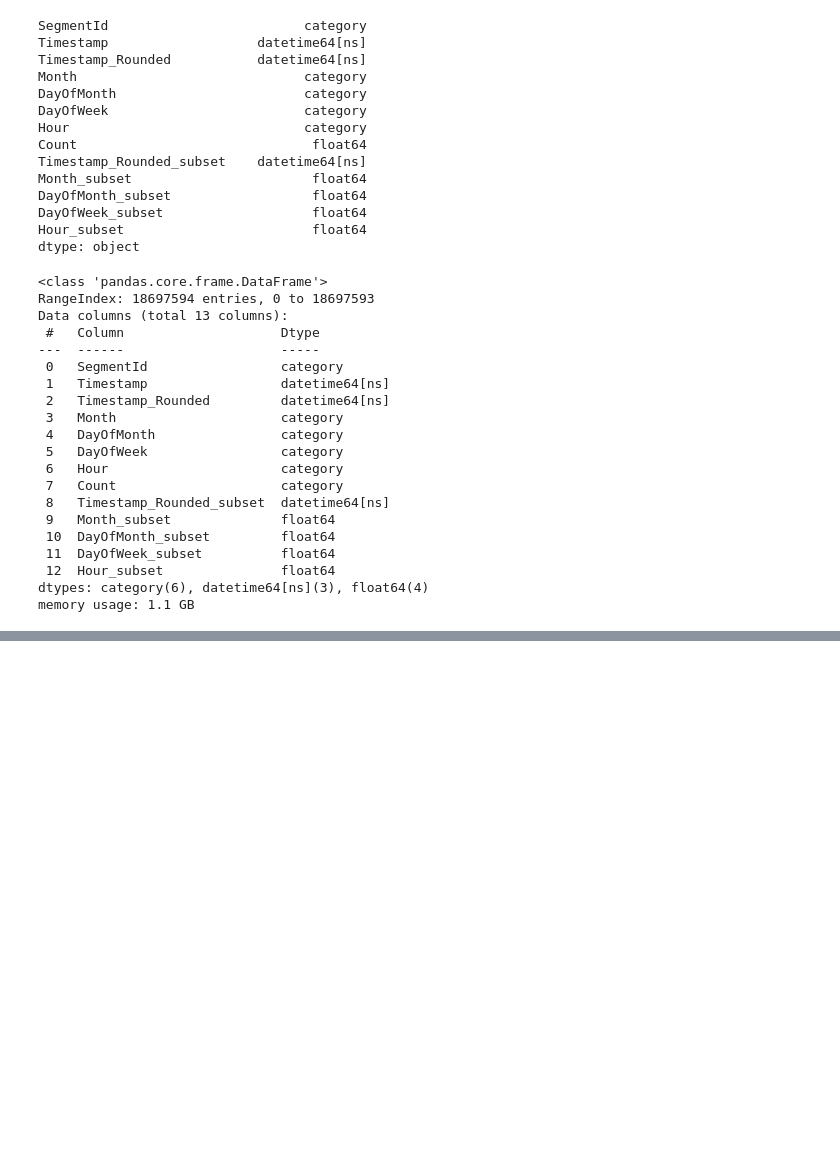
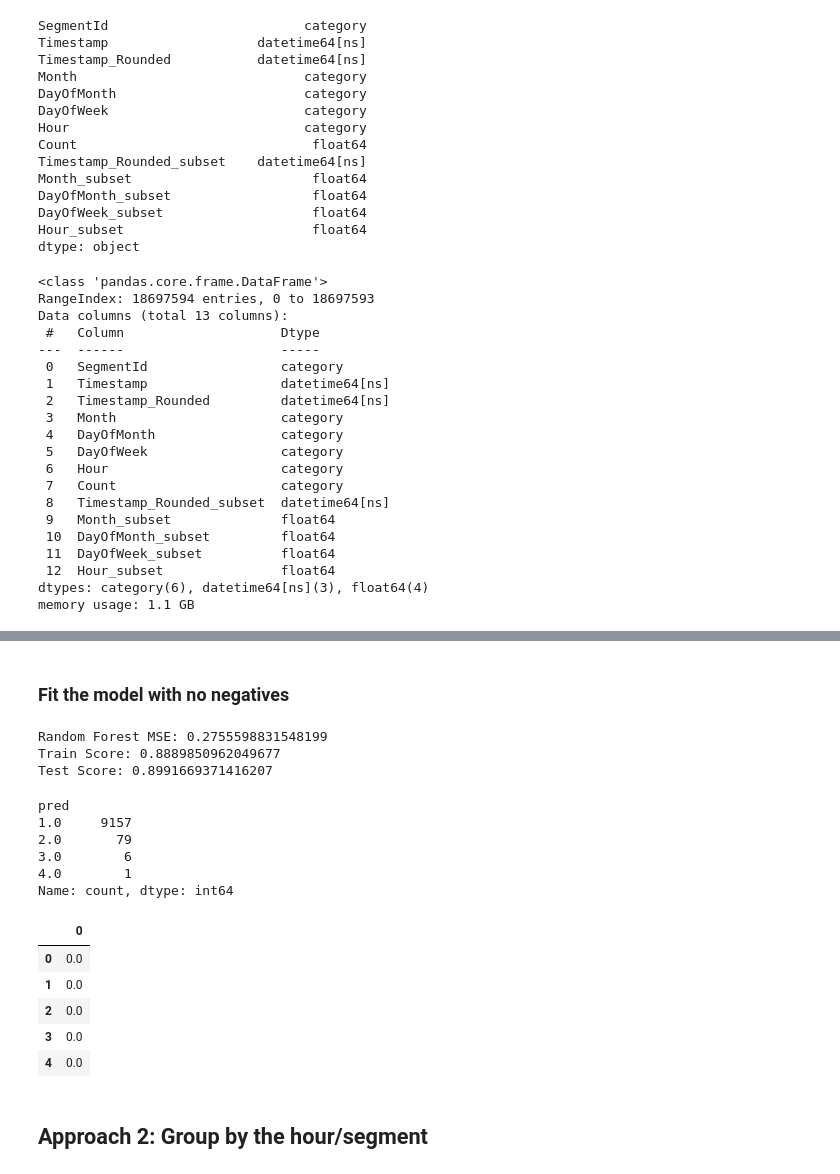
Before and after one commit to ziyuezhangd/accessibility-app, a Jupyter notebook: ml/noise-model.ipynb, the cells around one changed output, grey strips where cells are left out. Cells and saved outputs as stored; diff of their text form; code cells hidden in the pictures; blank space fills up the shorter version.

Commit message:
notebook for predicting noise based on hour

```diff
--- a/ml/noise-model.ipynb
+++ b/ml/noise-model.ipynb
@@ -952,0 +842,14 @@ R-squared: 0.012558537115776591
+# %%
+test_df = pd.DataFrame.from_dict({
+    'Month': 5,
+    'DayOfMonth': 6,
+    'DayOfWeek': 3,
+    'Hour': 1,
+    'SegmentId': all_segment_ids
+    })
+# test_df['Month'] = 5
+# test_df['DayOfMonth'] = 6
+# test_df['DayOfWeek'] = 3
+# test_df['Hour'] = 1
+# %%
+test_pred = model_rf.predict(test_df)
@@ -952,0 +864,32 @@ R-squared: 0.012558537115776591
+# %% [markdown]
+### Fit the model with no negatives
+# %%
+data_sample = df_complaints_modeling[df_complaints_modeling["Count"] != 0]
+
+X = data_sample[FEATURES]
+y = data_sample[TARGET]
+
+# Split the data into training and testing sets
+X_train, X_test, y_train, y_test = train_test_split(X, y, random_state=42)
+
+#Feature Scaling
+sc = StandardScaler()
+X_train = sc.fit_transform(X_train)
+X_test = sc.fit_transform(X_test)
+# %%
+# Random Forest
+rf = RandomForestClassifier(n_estimators=100, random_state=42)
+accuracies = cross_val_score(rf, X_train, y_train, cv=5)
+model_rf = rf.fit(X_train, y_train)
+y_pred_rf = rf.predict(X_test)
+print("Random Forest MSE:", mean_squared_error(y_test, y_pred_rf))
+
+models['RandomForest_1'] = model_rf
+predictions['RandomForest_1'] = y_pred_rf
+
+print("Train Score:",np.mean(accuracies))
+print("Test Score:",rf.score(X_test,y_test))
+# %% [output]
+Random Forest MSE: 0.2755598831548199
+Train Score: 0.8889850962049677
+Test Score: 0.8991669371416207
@@ -952,0 +900,23 @@ R-squared: 0.012558537115776591
+# %%
+pd.DataFrame({"pred": y_pred_rf}).sort_values(by="pred", ascending=False)
+pd.DataFrame({"pred": y_pred_rf}).value_counts()
+# %% [output]
+pred
+1.0     9157
+2.0       79
+3.0        6
+4.0        1
+Name: count, dtype: int64
+# %%
+model_rf.predict(test_df)
+pred_df = pd.DataFrame(test_pred)
+pred_df.head()
+# %% [output]
+|  | 0 |
+| 0 | 0.0 |
+| 1 | 0.0 |
+| 2 | 0.0 |
+| 3 | 0.0 |
+| 4 | 0.0 |
+# %% [markdown]
+## Approach 2: Group by the hour/segment
```
Also changed, not shown: parts of 42 cells of this notebook, 5 other files.
